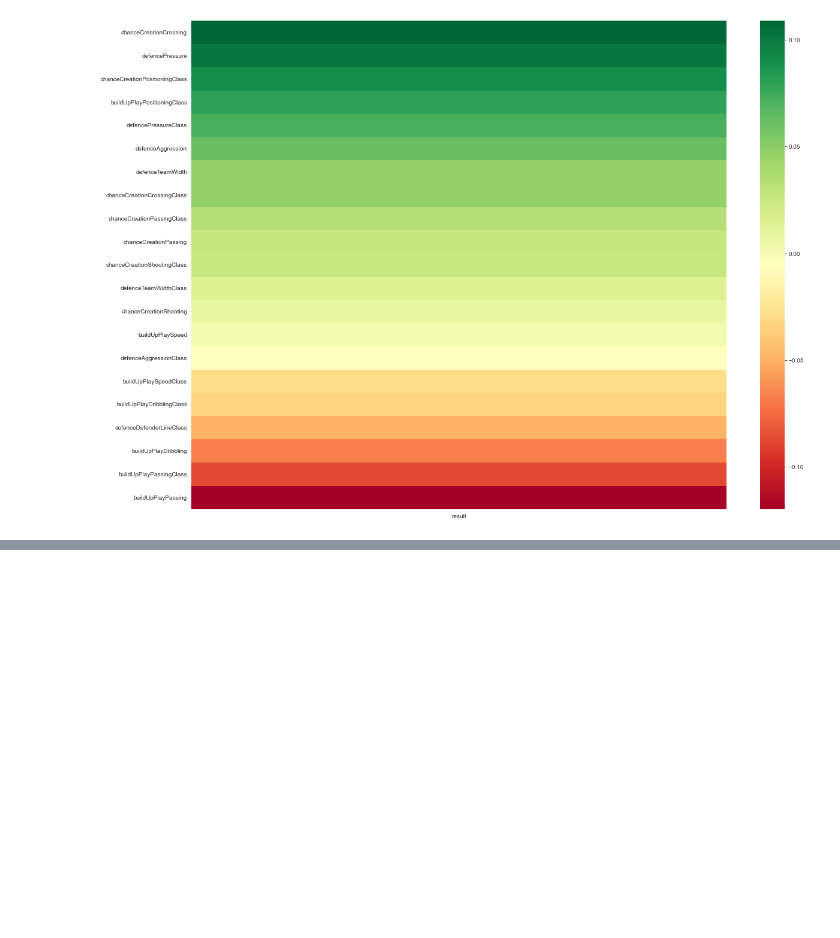
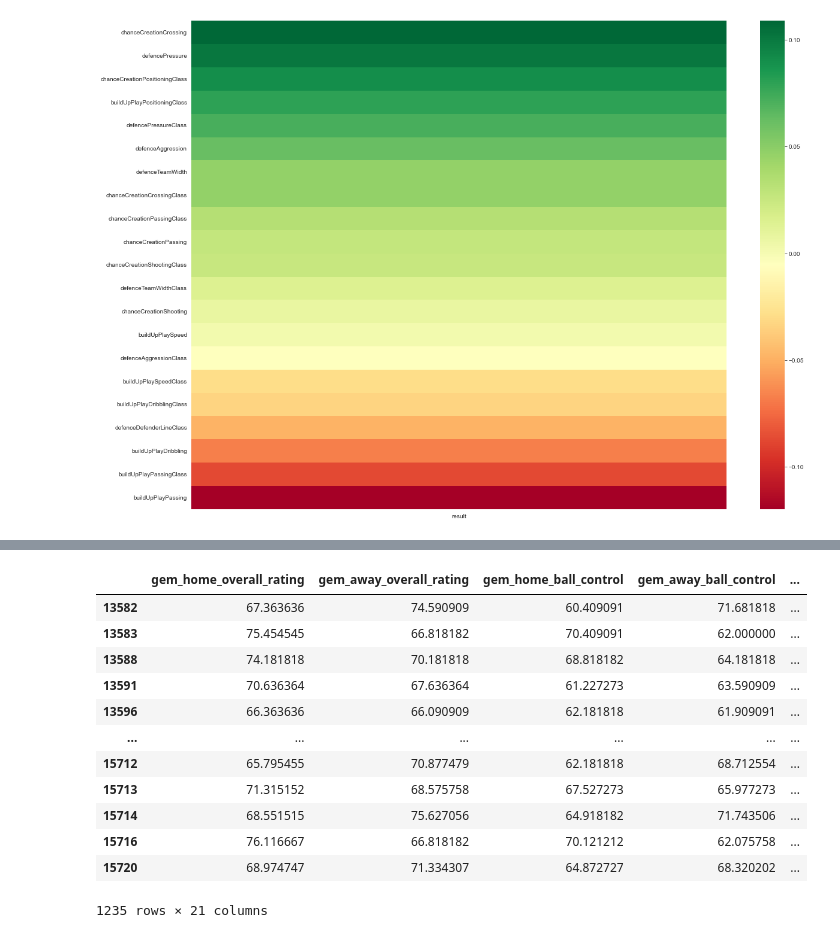
Before and after one commit to BJHeemskerk/DataLab2_2023, a Jupyter notebook: Notebook_Busse.ipynb, the cells around one changed output, grey strips where cells are left out. Drawn from its saved outputs; the diff is of its cells as text; code cells hidden in the pictures; blank space fills up the shorter version.

```diff
--- a/Notebook_Busse.ipynb
+++ b/Notebook_Busse.ipynb
@@ -1747,0 +1736,18 @@ yeet2
+# %%
+rp2 = rp.drop(rp.columns[:147], axis = 1)
+rp2 = rp2.dropna(axis = 0)
+rp2
+# %% [output]
+|  | gem_home_overall_rating | gem_away_overall_rating | gem_home_ball_control | gem_away_ball_control | ... |
+| 13582 | 67.363636 | 74.590909 | 60.409091 | 71.681818 | ... |
+| 13583 | 75.454545 | 66.818182 | 70.409091 | 62.000000 | ... |
+| 13588 | 74.181818 | 70.181818 | 68.818182 | 64.181818 | ... |
+| 13591 | 70.636364 | 67.636364 | 61.227273 | 63.590909 | ... |
+| 13596 | 66.363636 | 66.090909 | 62.181818 | 61.909091 | ... |
+| ... | ... | ... | ... | ... | ... |
+| 15712 | 65.795455 | 70.877479 | 62.181818 | 68.712554 | ... |
+| 15713 | 71.315152 | 68.575758 | 67.527273 | 65.977273 | ... |
+| 15714 | 68.551515 | 75.627056 | 64.918182 | 71.743506 | ... |
+| 15716 | 76.116667 | 66.818182 | 70.121212 | 62.075758 | ... |
+| 15720 | 68.974747 | 71.334307 | 64.872727 | 68.320202 | ... |
+1235 rows × 21 columns
```
Also changed, not shown: parts of 23 cells of this notebook.
